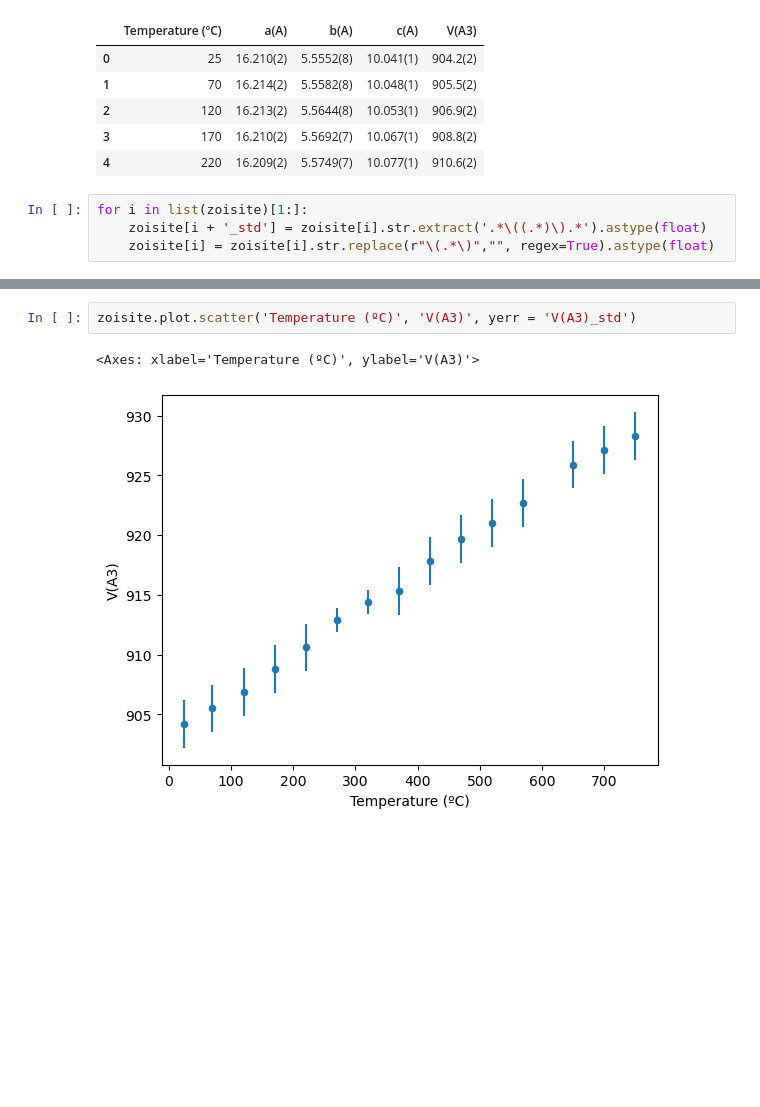
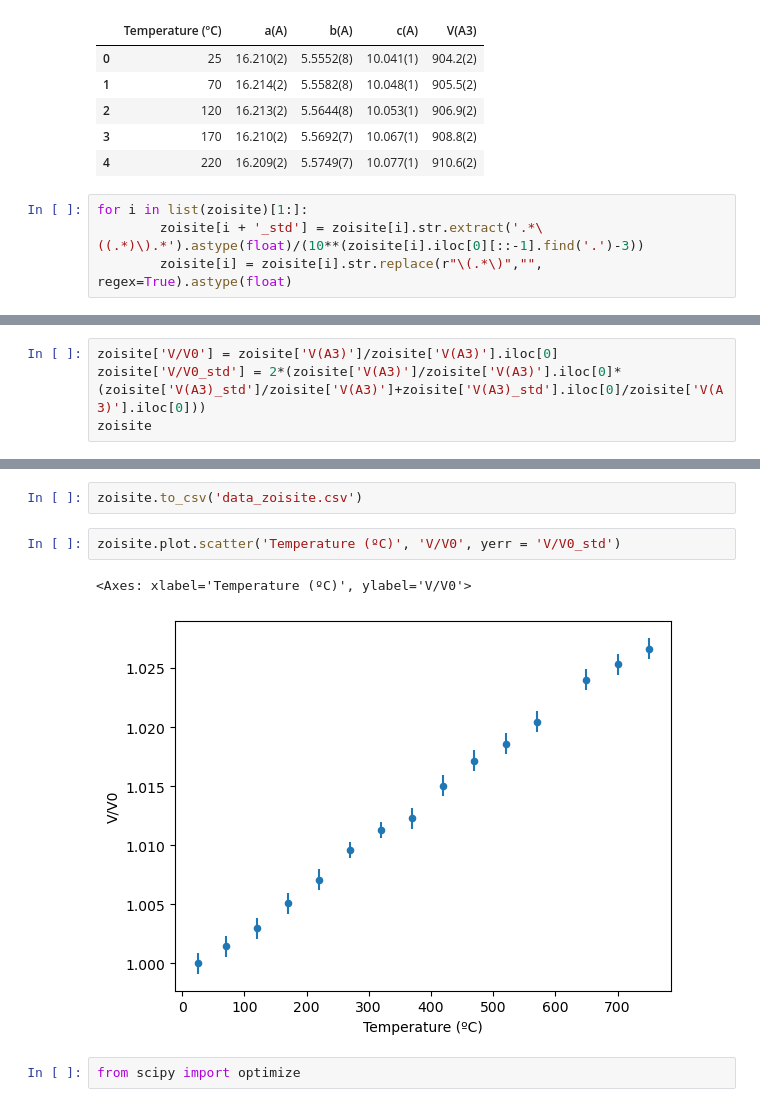
Before and after one commit to bertopadron/bertopadron.github.io, a Jupyter notebook: learning/expansion_coeff/fitting_thermal_expansion.ipynb, the cells around one changed output, grey strips where cells are left out. Saved outputs shown, nothing was run; the diff lists cells and outputs as text; blank space fills up the shorter version.

```diff
--- a/learning/expansion_coeff/fitting_thermal_expansion.ipynb
+++ b/learning/expansion_coeff/fitting_thermal_expansion.ipynb
@@ -15,5 +15,5 @@ zoisite.head()
 | 4 | 220 | 16.209(2) | 5.5749(7) | 10.077(1) | 910.6(2) |
 # %%
 for i in list(zoisite)[1:]:
-    zoisite[i + '_std'] = zoisite[i].str.extract('.*\((.*)\).*').astype(float)
-    zoisite[i] = zoisite[i].str.replace(r"\(.*\)","", regex=True).astype(float)
+        zoisite[i + '_std'] = zoisite[i].str.extract('.*\((.*)\).*').astype(float)/(10**(zoisite[i].iloc[0][::-1].find('.')-3))
+        zoisite[i] = zoisite[i].str.replace(r"\(.*\)","", regex=True).astype(float)
@@ -38,0 +24,4 @@ zoisite
+# %%
+zoisite['V/V0'] = zoisite['V(A3)']/zoisite['V(A3)'].iloc[0]
+zoisite['V/V0_std'] = 2*(zoisite['V(A3)']/zoisite['V(A3)'].iloc[0]*(zoisite['V(A3)_std']/zoisite['V(A3)']+zoisite['V(A3)_std'].iloc[0]/zoisite['V(A3)'].iloc[0]))
+zoisite
@@ -39,5 +45,9 @@ zoisite
+# %%
+zoisite.to_csv('data_zoisite.csv')
 # %%
-zoisite.plot.scatter('Temperature (ºC)', 'V(A3)', yerr = 'V(A3)_std')
+zoisite.plot.scatter('Temperature (ºC)', 'V/V0', yerr = 'V/V0_std')
 # %% [output]
-<Axes: xlabel='Temperature (ºC)', ylabel='V(A3)'>
+<Axes: xlabel='Temperature (ºC)', ylabel='V/V0'>
-[figure, old version]
+[figure, new version]
+# %%
+from scipy import optimize
```
Also changed, not shown: parts of 14 cells of this notebook, 2 other files.
